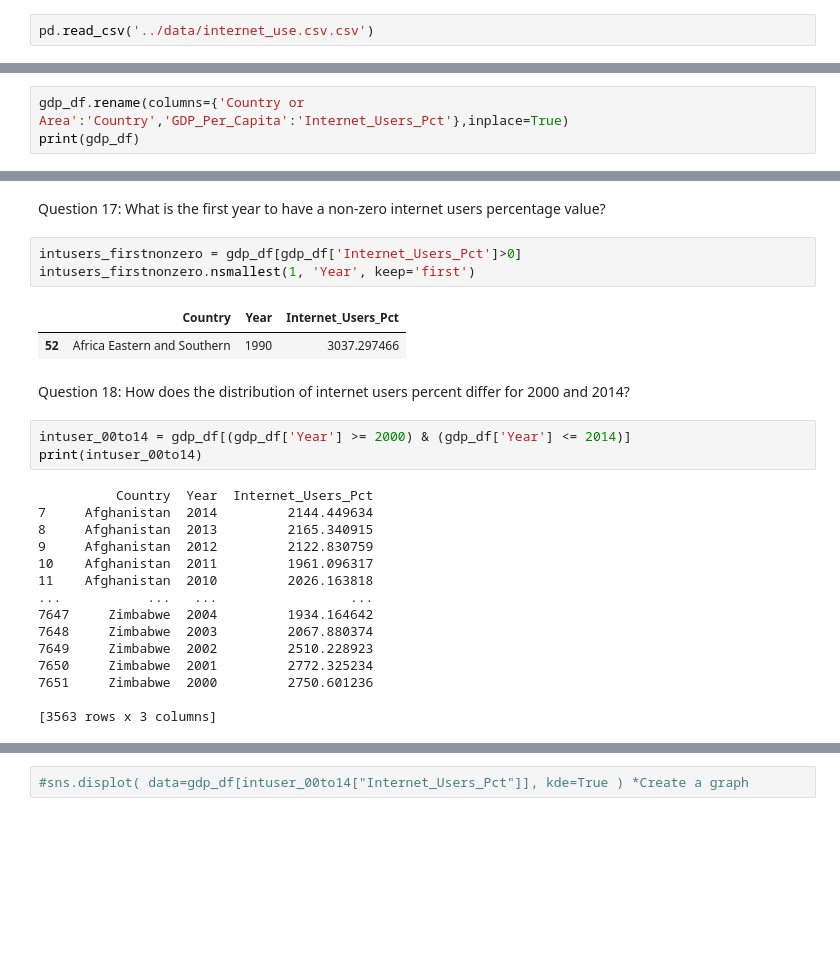
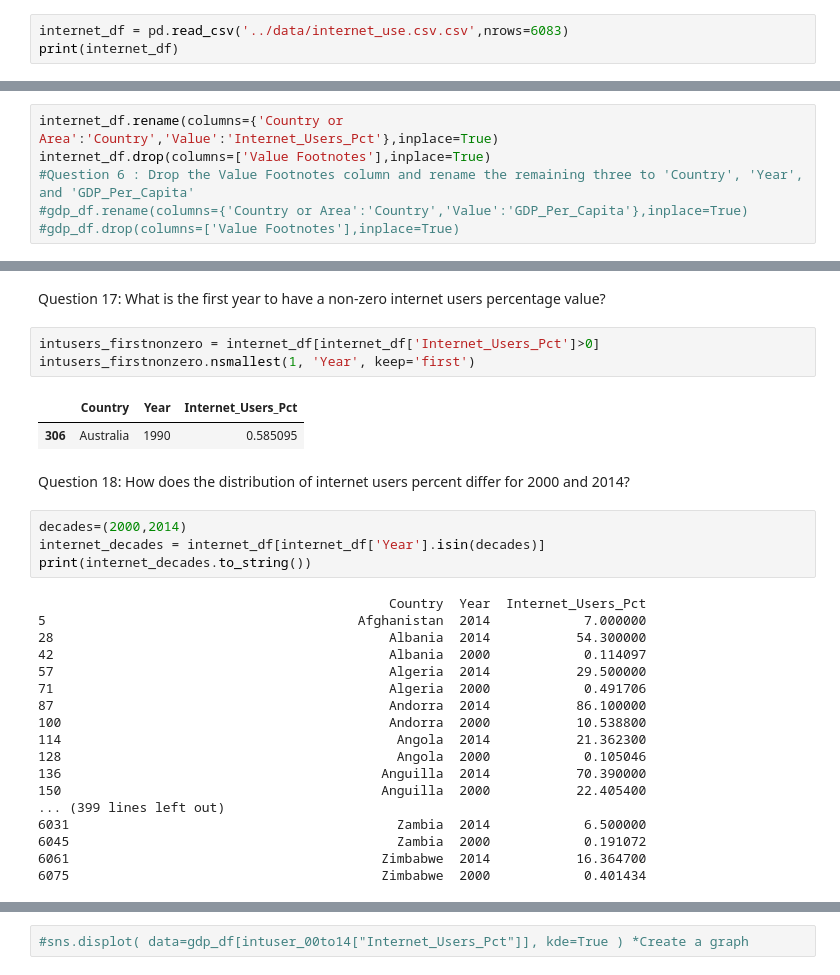
Before and after one commit to NSS-Data-Analytics-Cohort-13/un-exploration-tacaelest, a Jupyter notebook: notebooks/un_exploration_project.ipynb, the cells around one changed output, grey strips where cells are left out. Cells and saved outputs as stored; diff of their text form; blank space fills up the shorter version.

```diff
--- a/notebooks/un_exploration_project.ipynb
+++ b/notebooks/un_exploration_project.ipynb
@@ -213,5 +260,6 @@ gdp_lowgdp2020.nsmallest(1, 'GDP_Per_Capita', keep='first')
 # %% [markdown]
 Question 14: Read in the internet use dataset into a DataFrame named internet_df. You will likely get errors when doing this. Check the arguments for the read_csv function to find ones that can help correct the errors (https://pandas.pydata.org/docs/reference/api/pandas.read_csv.html) Once you are able to read it in, take per a look at the top and bottom few rows to make sure that it has been read in correctly. Also, check the datatypes of the columns.
 # %%
-pd.read_csv('../data/internet_use.csv.csv')
+internet_df = pd.read_csv('../data/internet_use.csv.csv',nrows=6083)
+print(internet_df)
 # %% [output]
@@ -219,5 +280,8 @@ ParserError: Error tokenizing data. C error: Expected 4 fields in line 6378, saw
 # %% [markdown]
 Question 15: Drop the Value Footnotes column and rename the remaining three to 'Country', 'Year', and 'Internet_Users_Pct'.
 # %%
-gdp_df.rename(columns={'Country or Area':'Country','GDP_Per_Capita':'Internet_Users_Pct'},inplace=True)
-print(gdp_df)
+internet_df.rename(columns={'Country or Area':'Country','Value':'Internet_Users_Pct'},inplace=True)
+internet_df.drop(columns=['Value Footnotes'],inplace=True)
+#Question 6 : Drop the Value Footnotes column and rename the remaining three to 'Country', 'Year', and 'GDP_Per_Capita'
+#gdp_df.rename(columns={'Country or Area':'Country','Value':'GDP_Per_Capita'},inplace=True)
+#gdp_df.drop(columns=['Value Footnotes'],inplace=True)
@@ -241,28 +329,32 @@ Question 16: Look at the number of observations in this dataset per year. What d
 # %% [markdown]
 Question 17: What is the first year to have a non-zero internet users percentage value?
 # %%
-intusers_firstnonzero = gdp_df[gdp_df['Internet_Users_Pct']>0]
+intusers_firstnonzero = internet_df[internet_df['Internet_Users_Pct']>0]
 intusers_firstnonzero.nsmallest(1, 'Year', keep='first')
 # %% [output]
 |  | Country | Year | Internet_Users_Pct |
-| 52 | Africa Eastern and Southern | 1990 | 3037.297466 |
+| 306 | Australia | 1990 | 0.585095 |
 # %% [markdown]
 Question 18: How does the distribution of internet users percent differ for 2000 and 2014?
 # %%
-intuser_00to14 = gdp_df[(gdp_df['Year'] >= 2000) & (gdp_df['Year'] <= 2014)]
-print(intuser_00to14)
+decades=(2000,2014)
+internet_decades = internet_df[internet_df['Year'].isin(decades)]
+print(internet_decades.to_string())
 # %% [output]
-          Country  Year  Internet_Users_Pct
-7     Afghanistan  2014         2144.449634
-8     Afghanistan  2013         2165.340915
-9     Afghanistan  2012         2122.830759
-10    Afghanistan  2011         1961.096317
-11    Afghanistan  2010         2026.163818
-...           ...   ...                 ...
-7647     Zimbabwe  2004         1934.164642
-7648     Zimbabwe  2003         2067.880374
-7649     Zimbabwe  2002         2510.228923
-7650     Zimbabwe  2001         2772.325234
-7651     Zimbabwe  2000         2750.601236
-
-[3563 rows x 3 columns]
+                                             Country  Year  Internet_Users_Pct
+5                                        Afghanistan  2014            7.000000
+28                                           Albania  2014           54.300000
+42                                           Albania  2000            0.114097
+57                                           Algeria  2014           29.500000
+71                                           Algeria  2000            0.491706
+87                                           Andorra  2014           86.100000
+100                                          Andorra  2000           10.538800
+114                                           Angola  2014           21.362300
+128                                           Angola  2000            0.105046
+136                                         Anguilla  2014           70.390000
+150                                         Anguilla  2000           22.405400
+... (399 lines left out)
+6031                                          Zambia  2014            6.500000
+6045                                          Zambia  2000            0.191072
+6061                                        Zimbabwe  2014           16.364700
+6075                                        Zimbabwe  2000            0.401434
```
Also changed, not shown: parts of 21 cells of this notebook.
